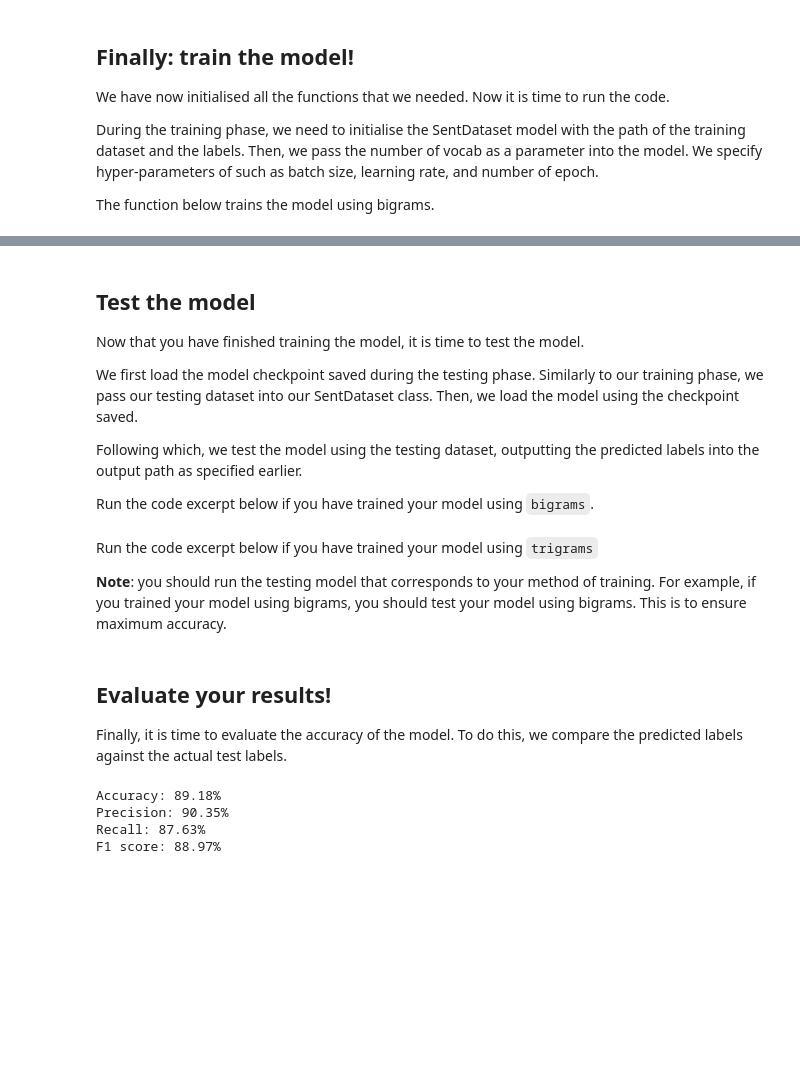
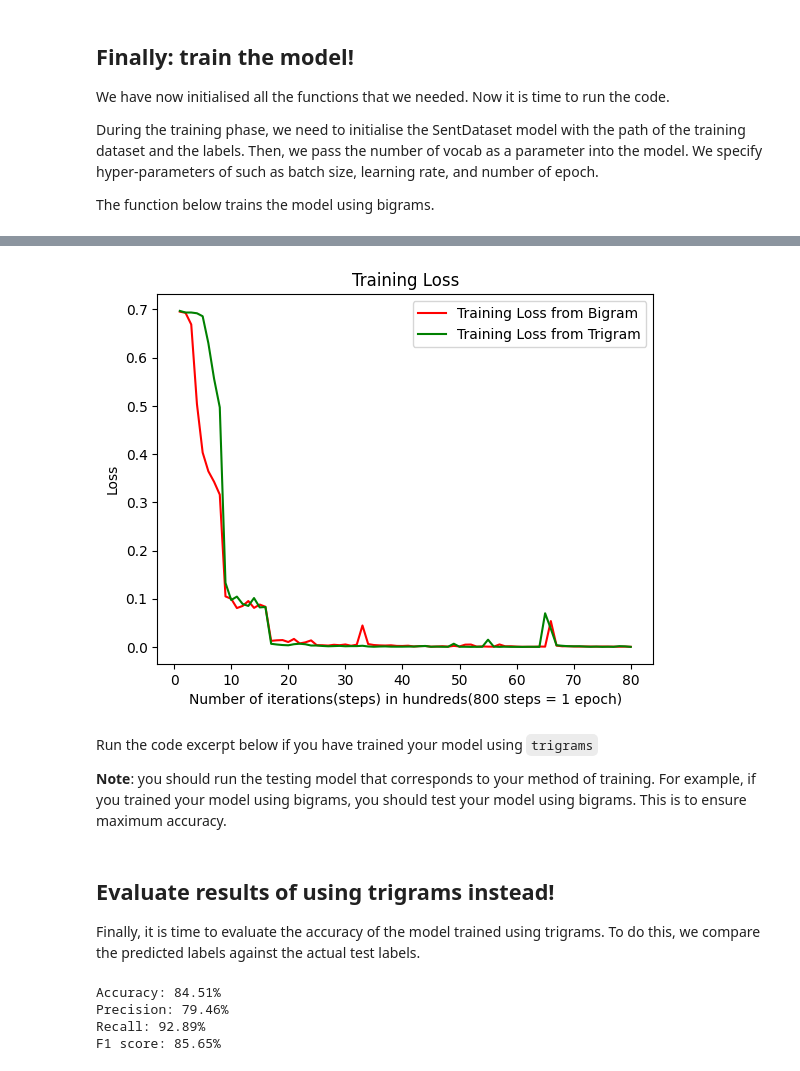
Before and after one commit to Chustinjeng/IT1244-project, a Jupyter notebook: model.ipynb, the cells around one changed output, grey strips where cells are left out. Drawn from its saved outputs; the diff is of its cells as text; code cells hidden in the pictures; blank space fills up the shorter version.

```diff
--- a/model.ipynb
+++ b/model.ipynb
@@ -412,18 +501,23 @@ Training finished in 9.216666666666667 minutes.
 Run the code excerpt below to train the model using trigrams
 # %%
+model_checkpoint_trigram = "model_trigram.pt"
+
 if torch.cuda.is_available():
     device_str = 'cuda:{}'.format(0)
 else:
     device_str = 'cpu'
     device = torch.device(device_str)
 
-dataset = SentDataset(x_train, "trigram", y_train)
-num_vocab = dataset.vocab_size()
-model = Model(num_vocab).to(device)
+dataset_trigram = SentDataset(x_train, "trigram", y_train)
+num_vocab = dataset_trigram.vocab_size()
+model_trigram = Model(num_vocab).to(device)
 
 # specify hyper-parameters
 batch_size = 48
 learning_rate = 0.01
 num_epochs = 10
 
-train(model, dataset, batch_size, learning_rate, num_epochs, device, model_checkpoint)
+#Loss history
+loss_history_trigram = { 'train': [] }
+
+train(model_trigram, dataset_trigram, batch_size, learning_rate, num_epochs, device, model_checkpoint_trigram, loss_history_trigram)
@@ -430,10 +541,0 @@ train(model, dataset, batch_size, learning_rate, num_epochs, device, model_check
-# %% [markdown]
-## Test the model
-
-Now that you have finished training the model, it is time to test the model.
-
-We first load the model checkpoint saved during the testing phase. Similarly to our training phase, we pass our testing dataset into our SentDataset class. Then, we load the model using the checkpoint saved.
-
-Following which, we test the model using the testing dataset, outputting the predicted labels into the output path as specified earlier.
-
-Run the code excerpt below if you have trained your model using `bigrams`.
@@ -457,3 +542,19 @@ with open(output_path, 'w', encoding='utf-8') as f:
+# %%
+# print(loss_history_trigram)
+
+import matplotlib.pyplot as plt
+
+x_values = range(1,len(loss_history_trigram['train'])+1)
+plt.plot(x_values, loss_history['train'], label="Training Loss from Bigram", color='red')
+plt.plot(x_values, loss_history_trigram['train'], label="Training Loss from Trigram", color='green')
+plt.title("Training Loss")
+plt.xlabel("Number of iterations(steps) in hundreds(800 steps = 1 epoch)")
+plt.ylabel("Loss")
+plt.legend()
+
+plt.show()
+# %% [output]
+[figure, added]
 # %% [markdown]
 Run the code excerpt below if you have trained your model using `trigrams`
 
@@ -477,10 +580,10 @@ with open(output_path, 'w', encoding='utf-8') as f:
     f.write('\n'.join(preds))
 # %% [markdown]
-## Evaluate your results!
+## Evaluate results of using trigrams instead!
 
-Finally, it is time to evaluate the accuracy of the model. To do this, we compare the predicted labels against the actual test labels.
+Finally, it is time to evaluate the accuracy of the model trained using trigrams. To do this, we compare the predicted labels against the actual test labels.
 # %%
-with open(output_path, encoding='utf-8') as f:
+with open(output_path_trigram, encoding='utf-8') as f:
     preds = [l.strip() for l in f.readlines()]
 with open(y_test, encoding='utf-8') as f:
     labels = [l.strip() for l in f.readlines()]
@@ -511,7 +614,7 @@ print('Precision: {:.2f}%'.format(precision))
 print('Recall: {:.2f}%'.format(recall))
 print('F1 score: {:.2f}%'.format(f1))
 # %% [output]
-Accuracy: 89.18%
-Precision: 90.35%
-Recall: 87.63%
-F1 score: 88.97%
+Accuracy: 84.51%
+Precision: 79.46%
+Recall: 92.89%
+F1 score: 85.65%
```
Also changed, not shown: parts of 12 cells of this notebook, 1 other file.
